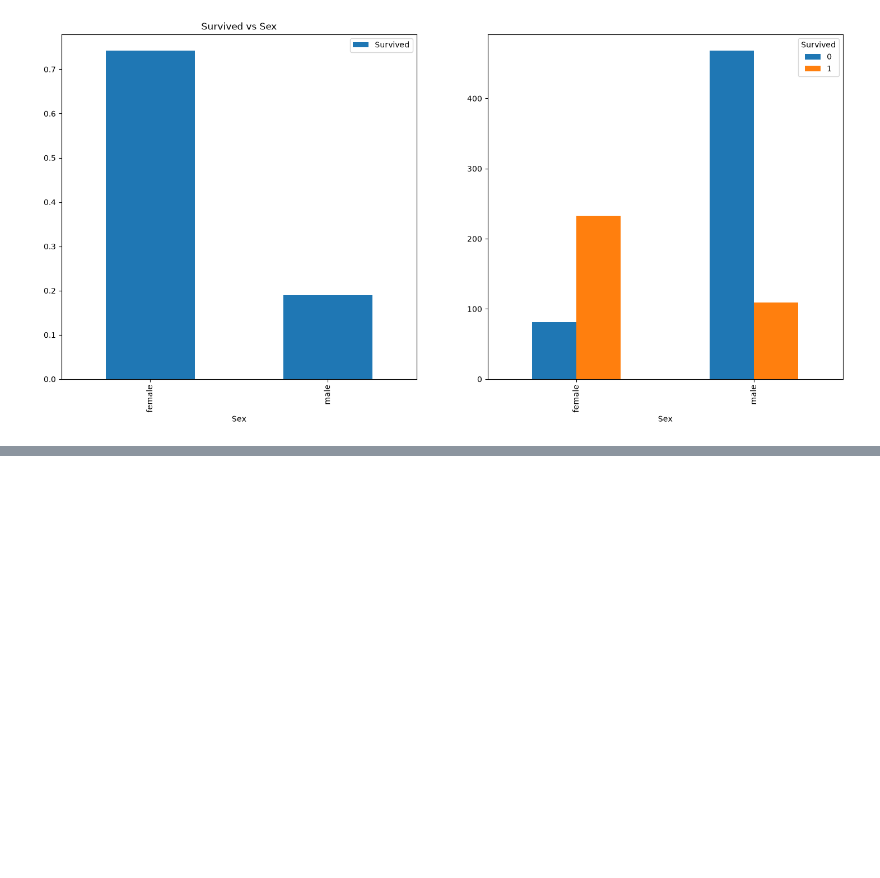
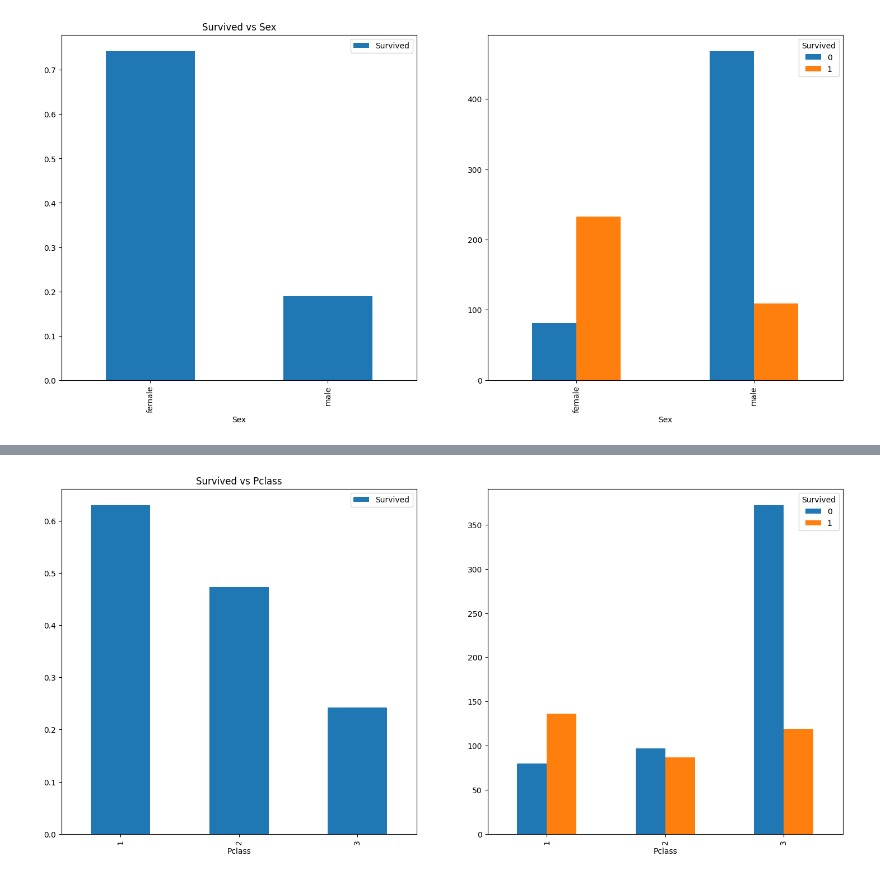
Before and after one commit to Ggh13/titanic, a Jupyter notebook: draw.ipynb, the cells around one changed output, grey strips where cells are left out. Cells and saved outputs as stored; diff of their text form; code cells hidden in the pictures; blank space fills up the shorter version.

```diff
--- a/draw.ipynb
+++ b/draw.ipynb
@@ -37,0 +46,8 @@ plt.show()
+# %%
+f,ax=plt.subplots(1,2,figsize=(18,8))
+df[['Pclass','Survived']].groupby(['Pclass']).mean().plot.bar(ax=ax[0])
+ax[0].set_title('Survived vs Pclass')
+pd.crosstab(df['Pclass'], df['Survived']).plot.bar(ax=ax[1])
+plt.show()
+# %% [output]
+[figure, added]
```
Also changed, not shown: parts of 22 cells of this notebook.
